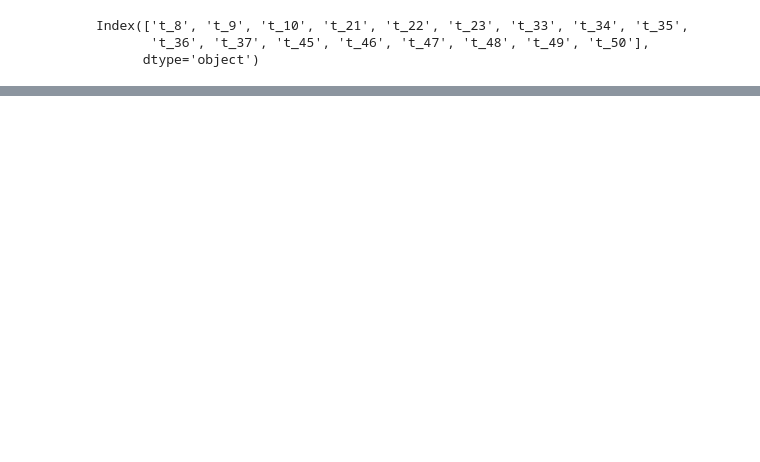
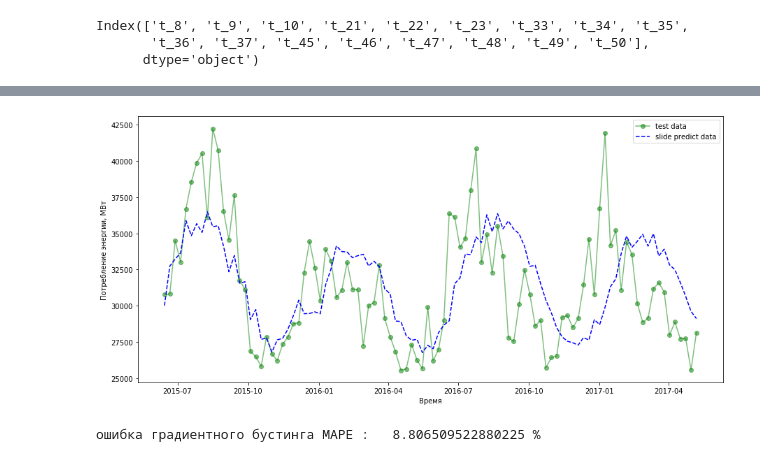
Before and after one commit to VadimGrishin/time_series, a Jupyter notebook: time_ser_less4.ipynb, the cells around one changed output, grey strips where cells are left out. Drawn from its saved outputs; the diff is of its cells as text; code cells hidden in the pictures; blank space fills up the shorter version.

```diff
--- a/time_ser_less4.ipynb
+++ b/time_ser_less4.ipynb
@@ -343,0 +331,4 @@ a*b
+# %%
+tn = np.r_[0, 10:62] # индексы сдвигов
+# %%
+dn = np.r_[62:114] # индексы разностей
@@ -343,0 +398,25 @@ a*b
+# %%
+y_slide = y_test.copy()
+X_slide = X_test.copy()
+
+for i in range(100):
+    y_slide, X_slide = predict_change_feats(0, i, y_slide, X_slide)
+# %%
+plt.figure( figsize=( 15, 7 ))
+
+
+plt.xlabel('Время')
+plt.ylabel('Потребление энергии, МВт')
+plt.plot(test.index[1:101],y_test[:100], '-og',label='test data', alpha=0.5)
+plt.plot(test.index[1:101],y_slide[:100], '--b',label='slide predict data')
+
+plt.legend()
+plt.show()
+# %% [output]
+[figure, added]
+# %%
+er_g = mean_absolute_percentage_error(y_test[:100],y_slide[:100] )
+
+print('ошибка градиентного бустинга MAPE :  ', er_g,'%')
+# %% [output]
+ошибка градиентного бустинга MAPE :   8.806509522880225 %
```
Also changed, not shown: parts of 40 cells of this notebook.
